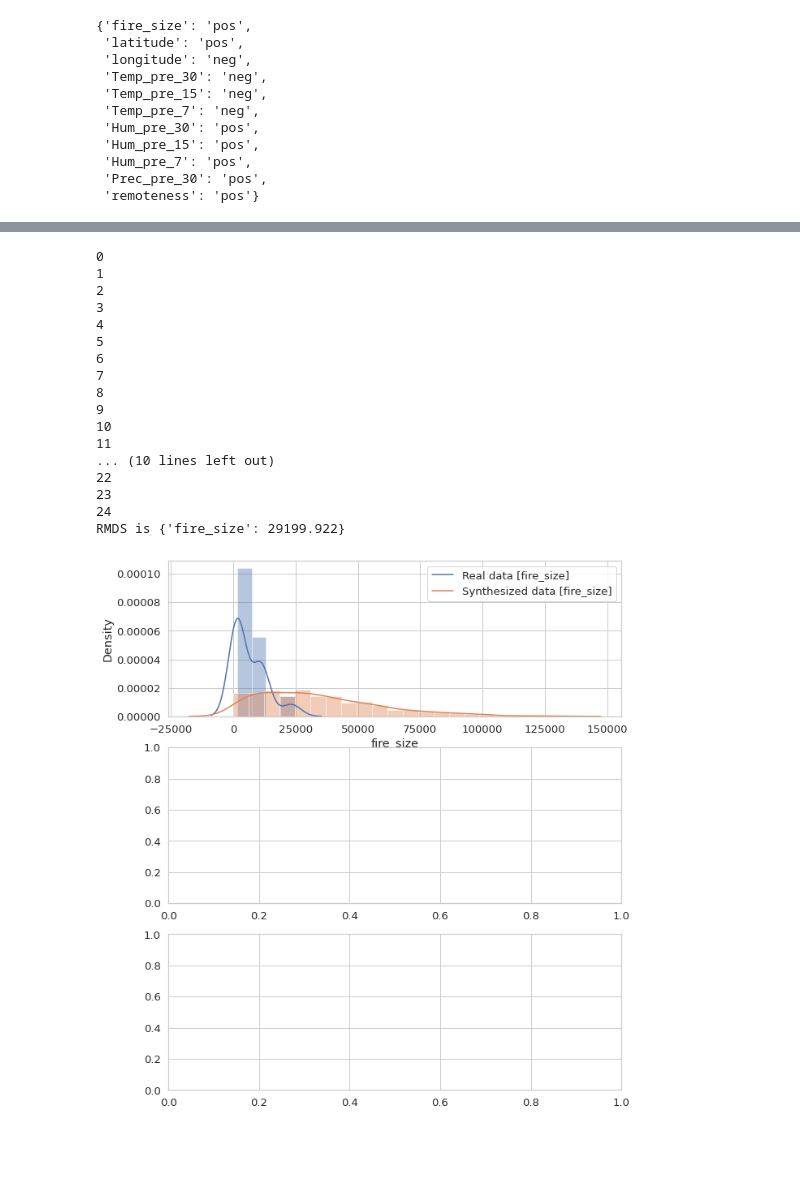
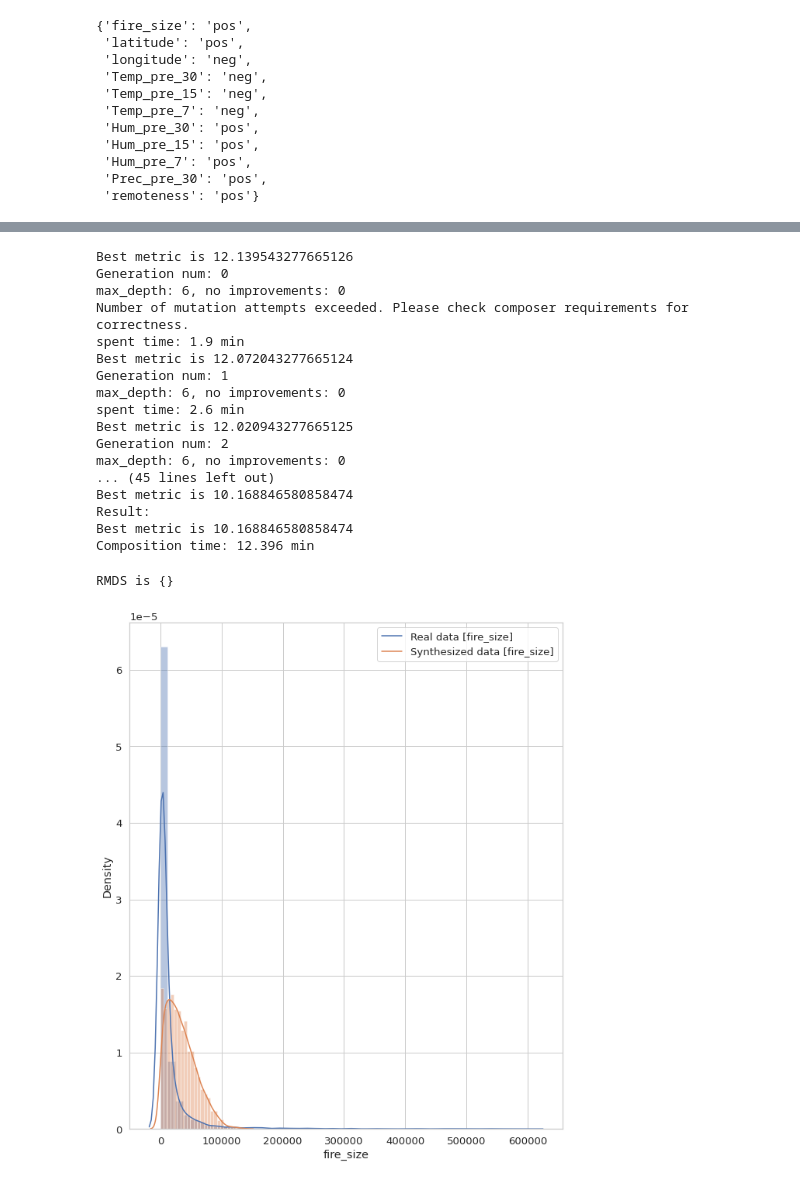
Before and after one commit to PatrykStronski/MultivariateAnalysis_Task3, a Jupyter notebook: fire_size_prediction.ipynb, the cells around one changed output, grey strips where cells are left out. Drawn from its saved outputs; the diff is of its cells as text; code cells hidden in the pictures; blank space fills up the shorter version.

Commit message:
fire_size_log

```diff
--- a/fire_size_prediction.ipynb
+++ b/fire_size_prediction.ipynb
@@ -191,53 +178,55 @@ Composition time: 11.772 min
 # %%
-bn_hc_mi = structure_learning(discrete_data, 'HC', nodes_type, 'MI')
-save_structure(bn_hc_mi, 'struct_hcmi')
-bn_hcmi_params = parameter_learning(discrete_data, nodes_type, bn_hc_mi, 'simple')
-save_params(bn_hcmi_params, 'params_hcmi')
+bn_evo_mi = structure_learning(discrete_data, 'evo', nodes_type, 'MI')
+save_structure(bn_evo_mi, 'struct_evomi')
+bn_evomi_params = parameter_learning(discrete_data, nodes_type, bn_evo_mi, 'simple')
+save_params(bn_evomi_params, 'params_evomi')
 
-draw_BN(bn_hc_mi, nodes_type, 'bn_hc_mi_drawing')
+draw_BN(bn_evo_mi, nodes_type, 'bn_evo_mi_drawing')
 
-bn_hc_mi = read_structure('struct_hcmi')
-bn_hcmi_params = read_params('params_hcmi')
+bn_evo_mi = read_structure('struct_evomi')
+bn_evomi_params = read_params('params_evomi')
 
-bayes_hcmi = HyBayesianNetwork(bn_hc_mi, bn_hcmi_params)
+bayes_evomi = HyBayesianNetwork(bn_evo_mi, bn_evomi_params)
+# %% [output]
+Best metric is 12.139543277665126
+Generation num: 0
+max_depth: 6, no improvements: 0
+Number of mutation attempts exceeded. Please check composer requirements for correctness.
+spent time: 1.9 min
+Best metric is 12.072043277665124
+Generation num: 1
+max_depth: 6, no improvements: 0
+spent time: 2.6 min
+Best metric is 12.020943277665125
+Generation num: 2
+max_depth: 6, no improvements: 0
+... (45 lines left out)
+Best metric is 10.168846580858474
+Result:
+Best metric is 10.168846580858474
+Composition time: 12.396 min
 # %%
 df_val = accept_reject(dfo, PROPERTY, norm, 100)
 # %%
 #stats and predictions
 
 answ_hc =  calculate_acc(bayes_hc, df_val, ['fire_size'], 'simple')
 
-synth_df_corr = generate_synthetics(bayes_hc, nodes_sign, 'simple', 1200)
+synth_data_hc = generate_synthetics(bayes_hc, nodes_sign, 'simple', 2000)
 
 print(f'RMDS is {answ_hc[1]}')
 
 sns.set(style      = 'whitegrid',
         font_scale = 1.2,
         rc         = {'figure.figsize':(30, 10)})
 
-fix, ax = plt.subplots(3, 1, figsize=(10, 12))
+fix, ax = plt.subplots(1, 1, figsize=(10, 12))
 
-sns.distplot(df_val['fire_size'], ax=ax[0])
-sns.distplot(synth_df_corr['fire_size'], ax=ax[0])
-ax[0].legend(['Real data [fire_size]', 'Synthesized data [fire_size]'])
+sns.distplot(df_bayes['fire_size'], ax=ax)
+sns.distplot(synth_data_hc['fire_size'], ax=ax)
+ax.legend(['Real data [fire_size]', 'Synthesized data [fire_size]'])
 plt.show()
 # %% [output]
-0
-1
-2
-3
-4
-5
-6
-7
-8
-9
-10
-11
-... (10 lines left out)
-22
-23
-24
-RMDS is {'fire_size': 29199.922}
+RMDS is {}
-[figure, old version]
+[figure, new version]
 # %%
```
Also changed, not shown: parts of 6 cells of this notebook, 17 other files.
